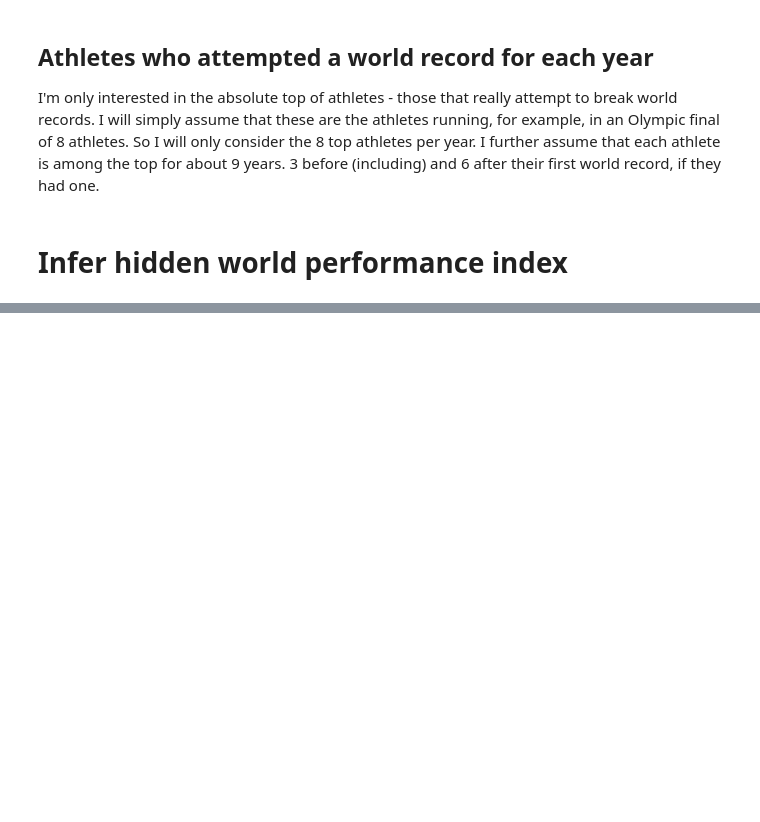
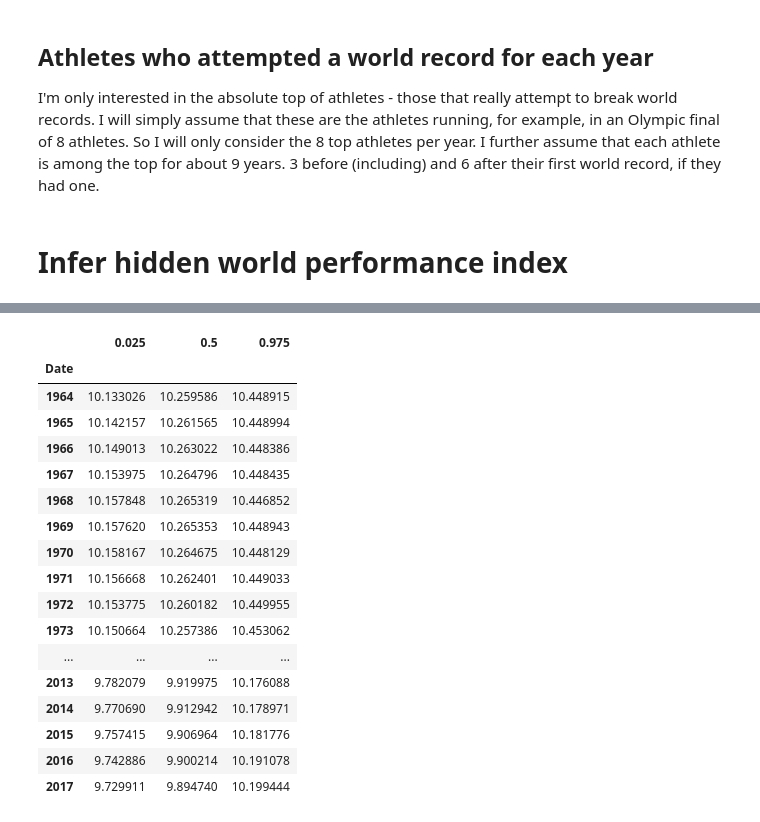
Before and after one commit to sbitzer/100m, a Jupyter notebook: GP_Stan_analysis.ipynb, the cells around one changed output, grey strips where cells are left out. Cells and saved outputs as stored; diff of their text form; code cells hidden in the pictures; blank space fills up the shorter version.

```diff
--- a/GP_Stan_analysis.ipynb
+++ b/GP_Stan_analysis.ipynb
@@ -149,3 +150,25 @@ Samples were drawn using NUTS at Sun May  6 15:03:23 2018.
 For each parameter, n_eff is a crude measure of effective sample size,
 and Rhat is the potential scale reduction factor on split chains (at
 convergence, Rhat=1).
+# %%
+quantiles = GPrecords.wpi_quantiles(fit, yearly.index)
+quantiles
+# %% [output]
+|  | 0.025 | 0.5 | 0.975 |
+| Date |  |  |  |
+| 1964 | 10.133026 | 10.259586 | 10.448915 |
+| 1965 | 10.142157 | 10.261565 | 10.448994 |
+| 1966 | 10.149013 | 10.263022 | 10.448386 |
+| 1967 | 10.153975 | 10.264796 | 10.448435 |
+| 1968 | 10.157848 | 10.265319 | 10.446852 |
+| 1969 | 10.157620 | 10.265353 | 10.448943 |
+| 1970 | 10.158167 | 10.264675 | 10.448129 |
+| 1971 | 10.156668 | 10.262401 | 10.449033 |
+| 1972 | 10.153775 | 10.260182 | 10.449955 |
+| 1973 | 10.150664 | 10.257386 | 10.453062 |
+| ... | ... | ... | ... |
+| 2013 | 9.782079 | 9.919975 | 10.176088 |
+| 2014 | 9.770690 | 9.912942 | 10.178971 |
+| 2015 | 9.757415 | 9.906964 | 10.181776 |
+| 2016 | 9.742886 | 9.900214 | 10.191078 |
+| 2017 | 9.729911 | 9.894740 | 10.199444 |
```
Also changed, not shown: parts of 6 cells of this notebook, 1 other file.
